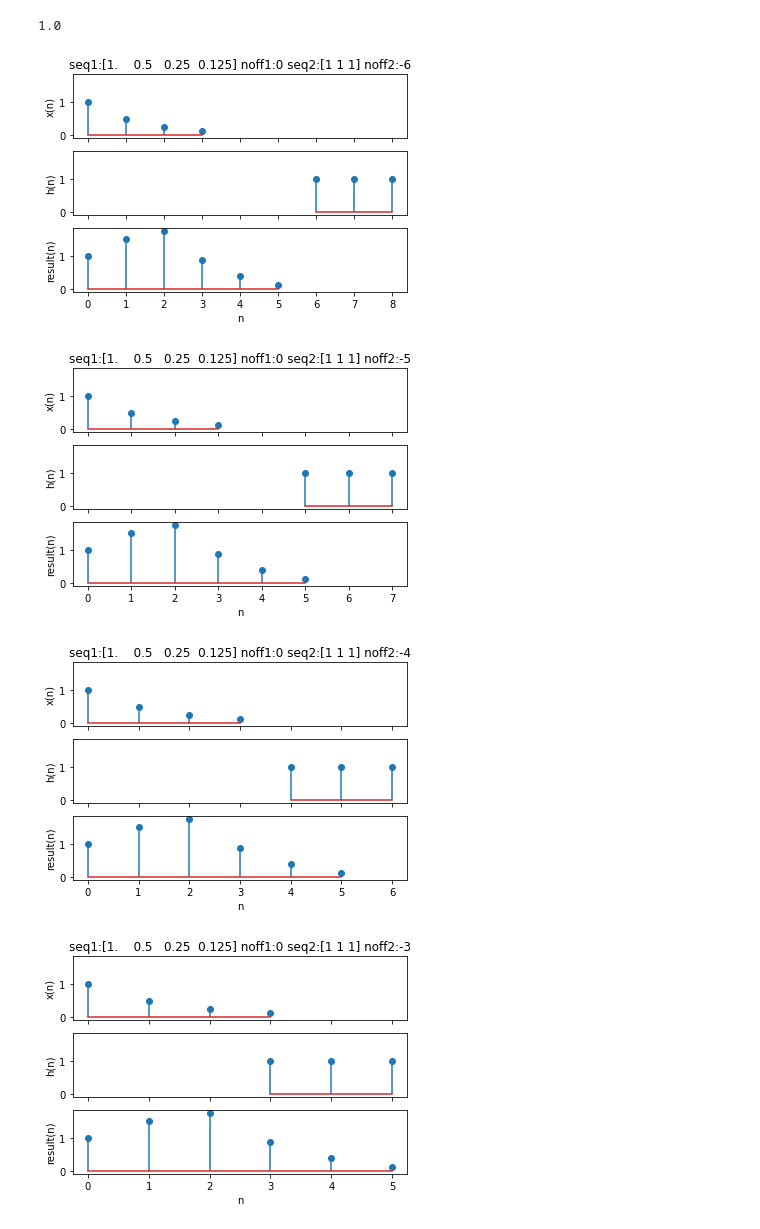
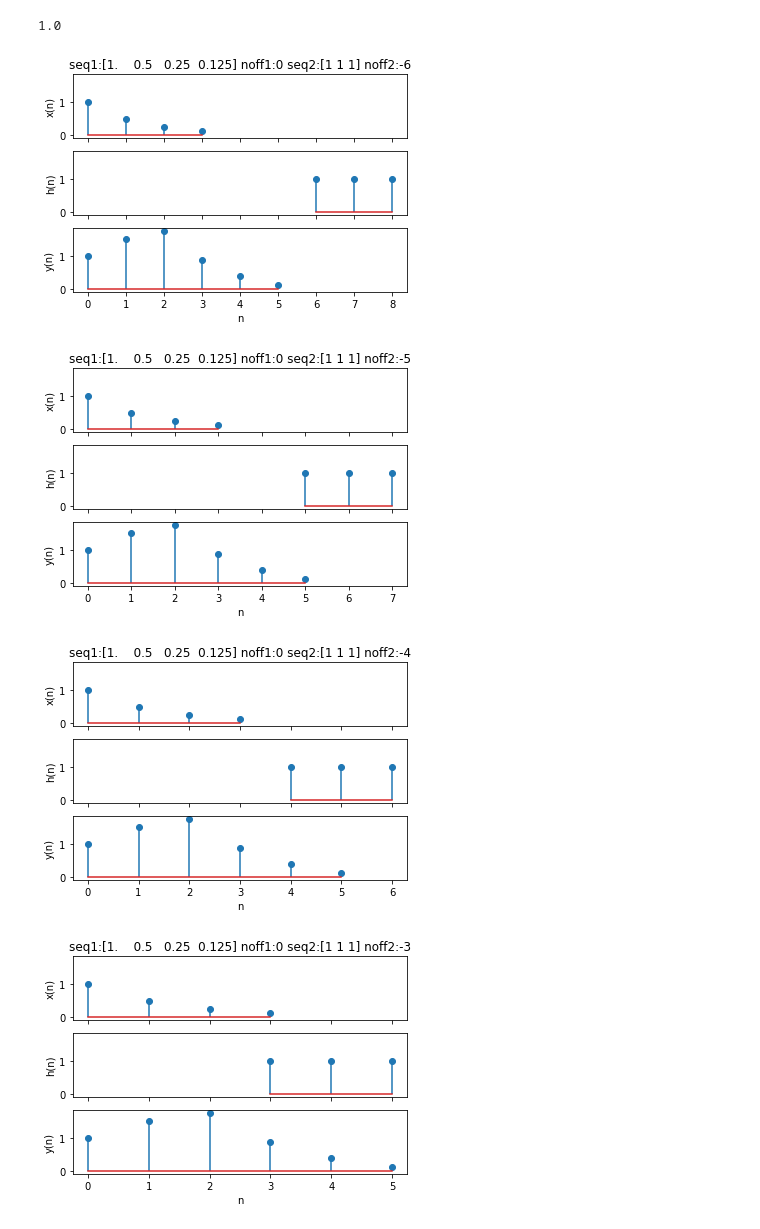
Before and after one commit to Windmill-City/DSP-Learning, a Jupyter notebook: 1.1.3-序列的卷积和/1.1.3-序列的卷积和.ipynb, the cells around one changed output. Cells and saved outputs as stored; diff of their text form; code cells hidden in the pictures.

```diff
--- a/1.1.3-序列的卷积和/1.1.3-序列的卷积和.ipynb
+++ b/1.1.3-序列的卷积和/1.1.3-序列的卷积和.ipynb
@@ -229,35 +229,52 @@ def testSeq_conv():
         # Calculate the convolution by seq_conv
         resultSeq_conv, noff = seq_conv(seq1, noff1, seq2, noff2)
         # Check if noff equals the noff1
         assertEqual(noff1, noff)
         # Calculate the convolution by np.convolve
         resultNpConvolve = np.convolve(seq1, seq2)
         # Check if two result sequence is equal
         assertAlmostEquals(resultNpConvolve, resultSeq_conv)
         # Plot the result
         plotVertical(
             f'seq1:{seq1} noff1:{noff1} seq2:{seq2} noff2:{noff2}',
             [
                 (seq1, noff1, "x(n)"),
                 (seq2, noff2, "h(n)"),
-                (resultSeq_conv, noff1, "result(n)"),
+                (resultSeq_conv, noff1, "y(n)"),
             ])
 
     # Define the sequences.
     x = [1, 1/2, 1/4, 1/8]
     h = [1, 1, 1]
 
     for noff2 in range(-6, 4):
         checkSeq(x, 0, h, noff2)
 
     checkSeq(x, 0, [0, 0, 0], 0)
     checkSeq([0, 0, 0, 0], 0, h, 0)
     checkSeq([0, 0, 0, 0], 0, [0, 0, 0], 0)
 
 
 testSeq_conv()
+
+# Define the sequences.
+x = np.array([1, 1/2, 1/4, 1/8])
+noff_x = 1
+h = np.array([1, 1, 1])
+noff_h = 0
+
+# Calculate the result
+y, noff_y = seq_conv(x, noff_x, h, noff_h)
+# Plot the result
+plotVertical(
+    f'x:{x} noff_x:{noff_x} h:{h} noff_h:{noff_h}',
+    [
+        (x, noff_x, "x(n)"),
+        (h, noff_h, "h(n)"),
+        (y, noff_y, "y(n)"),
+    ])
 # %% [output]
-[figure, old version]
+[figure, new version]
-[figure, old version]
+[figure, new version]
-[figure, old version]
+[figure, new version]
-[figure, old version]
+[figure, new version]
```
Also changed, not shown: parts of 1 cell of this notebook.
